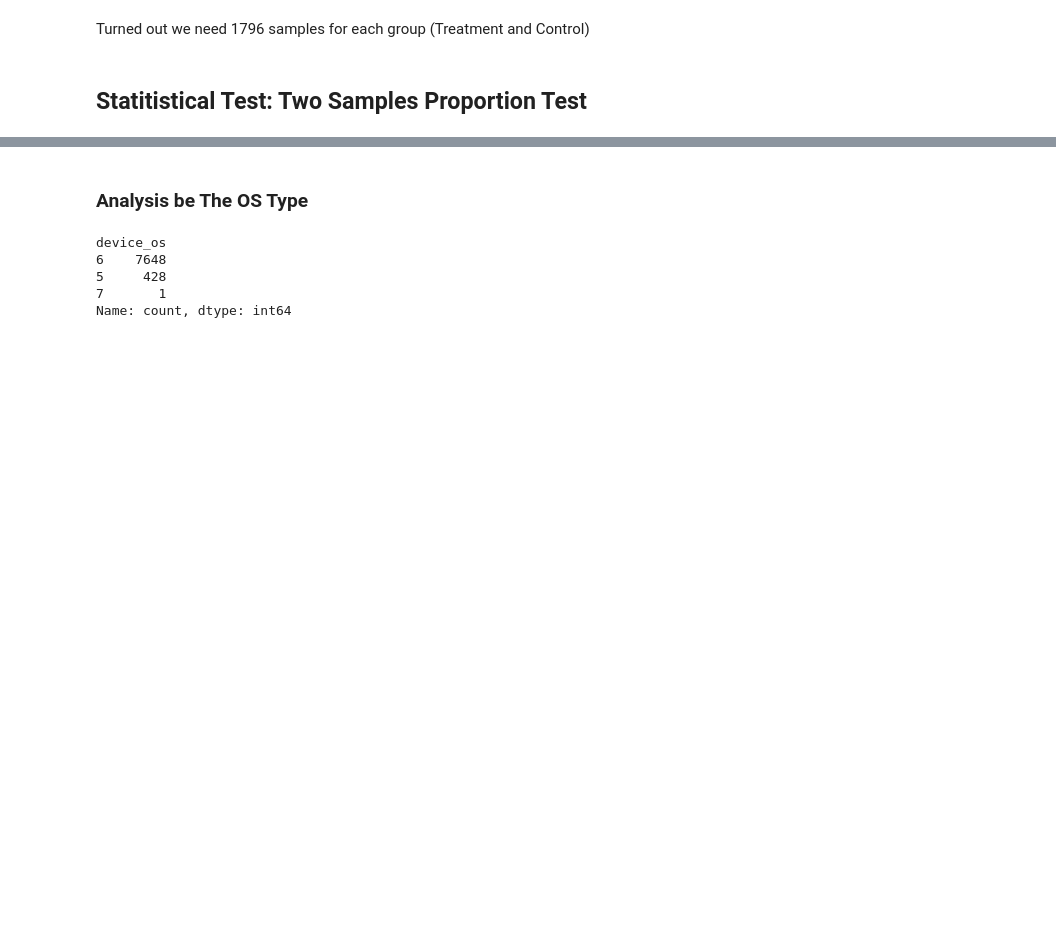
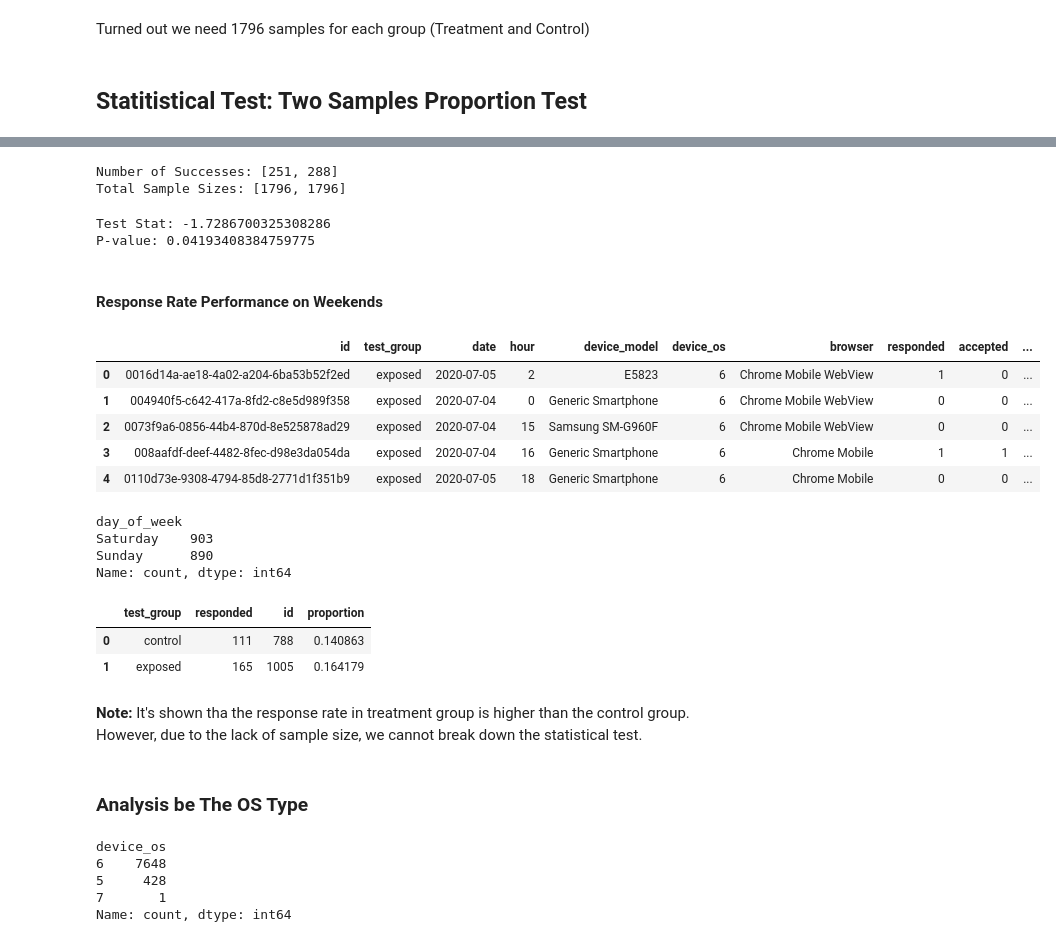
Before and after one commit to bagusfarisa/ab-testing-digital-ad, a Jupyter notebook: ab_test.ipynb, the cells around one changed output, grey strips where cells are left out. Drawn from its saved outputs; the diff is of its cells as text; code cells hidden in the pictures; blank space fills up the shorter version.

```diff
--- a/ab_test.ipynb
+++ b/ab_test.ipynb
@@ -383,3 +466,58 @@ P-value: 0.04193408384759775
+# %%
+number_of_successes = df_sample_gr['responded'].tolist()
+print('Number of Successes:', number_of_successes)
+
+total_sample_sizes = df_sample_gr['id'].tolist()
+print('Total Sample Sizes:',total_sample_sizes)
+# %% [output]
+Number of Successes: [251, 288]
+Total Sample Sizes: [1796, 1796]
+# %%
+test_stat, p_value = proportions_ztest(number_of_successes, total_sample_sizes, alternative='smaller')
+print('Test Stat:', test_stat)
+print('P-value:', p_value)
+# %% [output]
+Test Stat: -1.7286700325308286
+P-value: 0.04193408384759775
+# %% [markdown]
+#### Response Rate Performance on Weekends
+# %%
+# Select the sample data from weekends only
+df_tr = df[(df['test_group'] == 'exposed') & (df['day_of_week'].isin(weekends))]
+df_ctrl = df[(df['test_group'] == 'control') & (df['day_of_week'].isin(weekends))]
+# %%
+# Becouse there's not enough data points, we're going to use all data points as sample
+df_tr_sample = df_tr
+df_ctrl_sample = df_ctrl
+# %%
+# Concatenate both treatment and control group into a sample dataframe
+df_sample = pd.concat([df_tr_sample, df_ctrl_sample], ignore_index=True)
+df_sample.head()
+# %% [output]
+|  | id | test_group | date | hour | device_model | device_os | browser | responded | accepted | ... |
+| 0 | 0016d14a-ae18-4a02-a204-6ba53b52f2ed | exposed | 2020-07-05 | 2 | E5823 | 6 | Chrome Mobile WebView | 1 | 0 | ... |
+| 1 | 004940f5-c642-417a-8fd2-c8e5d989f358 | exposed | 2020-07-04 | 0 | Generic Smartphone | 6 | Chrome Mobile WebView | 0 | 0 | ... |
+| 2 | 0073f9a6-0856-44b4-870d-8e525878ad29 | exposed | 2020-07-04 | 15 | Samsung SM-G960F | 6 | Chrome Mobile WebView | 0 | 0 | ... |
+| 3 | 008aafdf-deef-4482-8fec-d98e3da054da | exposed | 2020-07-04 | 16 | Generic Smartphone | 6 | Chrome Mobile | 1 | 1 | ... |
+| 4 | 0110d73e-9308-4794-85d8-2771d1f351b9 | exposed | 2020-07-05 | 18 | Generic Smartphone | 6 | Chrome Mobile | 0 | 0 | ... |
+# %%
+df_sample['day_of_week'].value_counts()
+# %% [output]
+day_of_week
+Saturday    903
+Sunday      890
+Name: count, dtype: int64
+# %%
+df_sample_gr = df_sample.groupby('test_group').agg({'responded':'sum', 'id':'nunique'}).reset_index()
+
+df_sample_gr['proportion'] = (df_sample_gr['responded']) / df_sample_gr['id']
+df_sample_gr.head()
+# %% [output]
+|  | test_group | responded | id | proportion |
+| 0 | control | 111 | 788 | 0.140863 |
+| 1 | exposed | 165 | 1005 | 0.164179 |
+# %% [markdown]
+**Note:** It's shown tha the response rate in treatment group is higher than the control group. However, due to the lack of sample size, we cannot break down the statistical test.
 # %% [markdown]
 ### Analysis be The OS Type
 # %%
```
Also changed, not shown: parts of 44 cells of this notebook.
